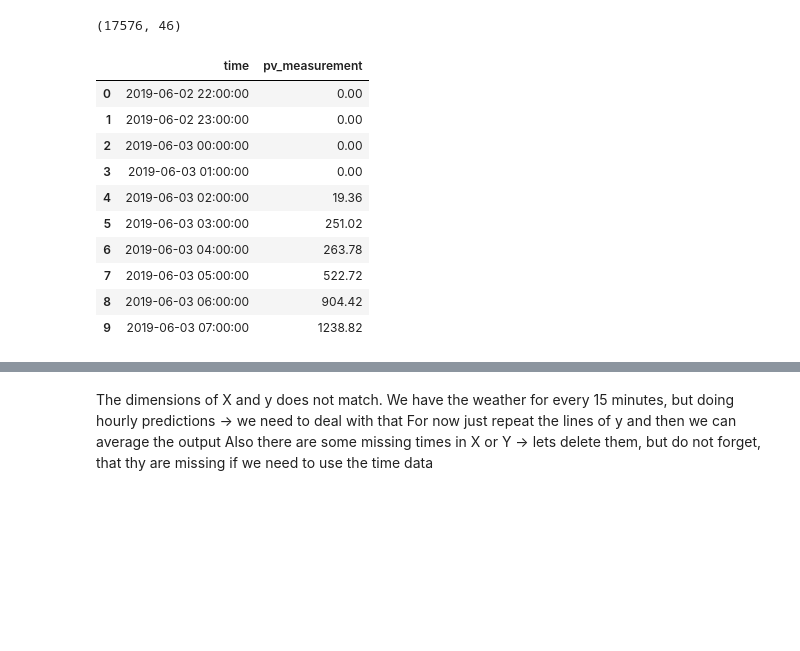
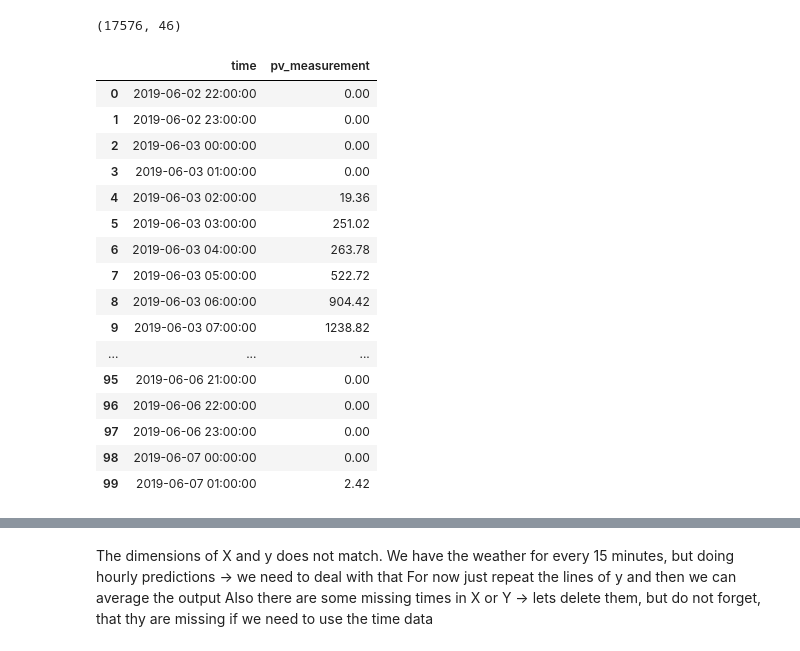
Before and after one commit to kponci/Solar-Energy-Production-Forecasting, a Jupyter notebook: solutions/data_preparation/data_examination.py.ipynb, the cells around one changed output, grey strips where cells are left out. Cells and saved outputs as stored; diff of their text form; code cells hidden in the pictures; blank space fills up the shorter version.

```diff
--- a/solutions/data_preparation/data_examination.py.ipynb
+++ b/solutions/data_preparation/data_examination.py.ipynb
@@ -71,19 +77,25 @@ X_train_estimated.shape
 # %% [output]
 (17576, 46)
 # %%
-y_train.head(10)
+y_train.head(100)
 # %% [output]
 |  | time | pv_measurement |
 | 0 | 2019-06-02 22:00:00 | 0.00 |
 | 1 | 2019-06-02 23:00:00 | 0.00 |
 | 2 | 2019-06-03 00:00:00 | 0.00 |
 | 3 | 2019-06-03 01:00:00 | 0.00 |
 | 4 | 2019-06-03 02:00:00 | 19.36 |
 | 5 | 2019-06-03 03:00:00 | 251.02 |
 | 6 | 2019-06-03 04:00:00 | 263.78 |
 | 7 | 2019-06-03 05:00:00 | 522.72 |
 | 8 | 2019-06-03 06:00:00 | 904.42 |
 | 9 | 2019-06-03 07:00:00 | 1238.82 |
+| ... | ... | ... |
+| 95 | 2019-06-06 21:00:00 | 0.00 |
+| 96 | 2019-06-06 22:00:00 | 0.00 |
+| 97 | 2019-06-06 23:00:00 | 0.00 |
+| 98 | 2019-06-07 00:00:00 | 0.00 |
+| 99 | 2019-06-07 01:00:00 | 2.42 |
 # %%
 print(y_train.shape[0] * 4)
 print(X_train_observed.shape[0] + X_train_estimated.shape[0])
```
Also changed, not shown: parts of 14 cells of this notebook, 2 other files.
